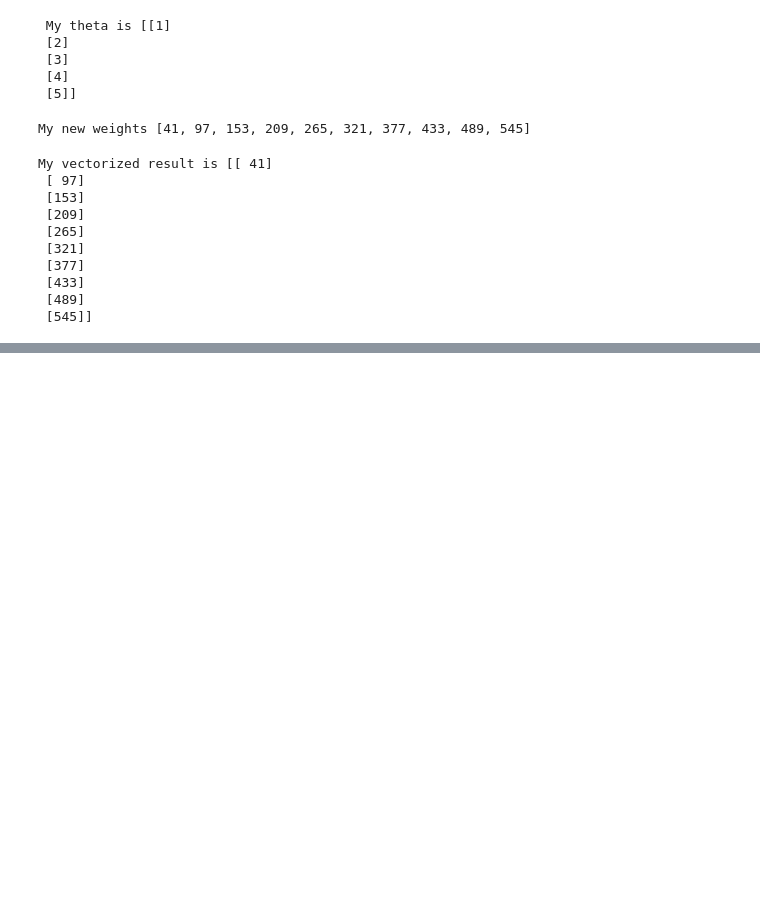
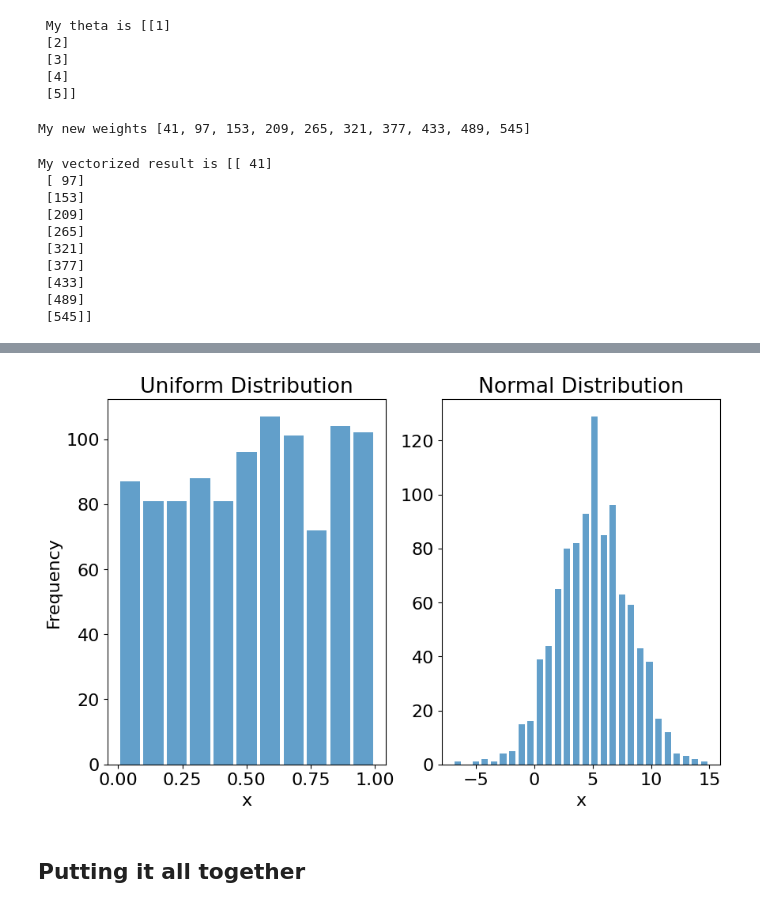
Before and after one commit to dukelester/python-for-data-science, a Jupyter notebook: numpy_getting_started.ipynb, the cells around one changed output, grey strips where cells are left out. Cells and saved outputs as stored; diff of their text form; code cells hidden in the pictures; blank space fills up the shorter version.

Commit message:
Added other graphs with more details and able to predict the next value.

```diff
--- a/numpy_getting_started.ipynb
+++ b/numpy_getting_started.ipynb
@@ -507,0 +527,9 @@ UFuncTypeError: ufunc 'multiply' did not contain a loop with signature matching
+# %%
+matplotlib.rcParams.update({'font.size': 16,
+                           'figure.figsize': [10, 6],
+                           'lines.markersize': 6})
+# %%
+uniform_data = np.random.rand(1000)
+print(uniform_data)
+normal_data = np.random.normal(loc=5, scale=3.0, size=1000)
+normal_data
@@ -507,0 +571,19 @@ UFuncTypeError: ufunc 'multiply' did not contain a loop with signature matching
+# %%
+fig = plt.figure()   # Define the figure
+
+ax1 = fig.add_subplot(1,2,1)   # define location of first subplot
+ax1.hist(x=uniform_data, bins='auto',alpha=0.7, rwidth=0.85)
+ax1.set_title("Uniform Distribution")
+
+ax2 = fig.add_subplot(1,2,2)   # define location of second subplot
+ax2.hist(x=normal_data, bins='auto', alpha=0.7, rwidth=0.7)
+ax2.set_title("Normal Distribution")
+
+ax1.set_ylabel('Frequency')
+ax1.set_xlabel('x')
+ax2.set_xlabel('x')
+plt.show()
+# %% [output]
+[figure, added]
+# %% [markdown]
+## Putting it all together
```
Also changed, not shown: parts of 22 cells of this notebook, 1 other file.
